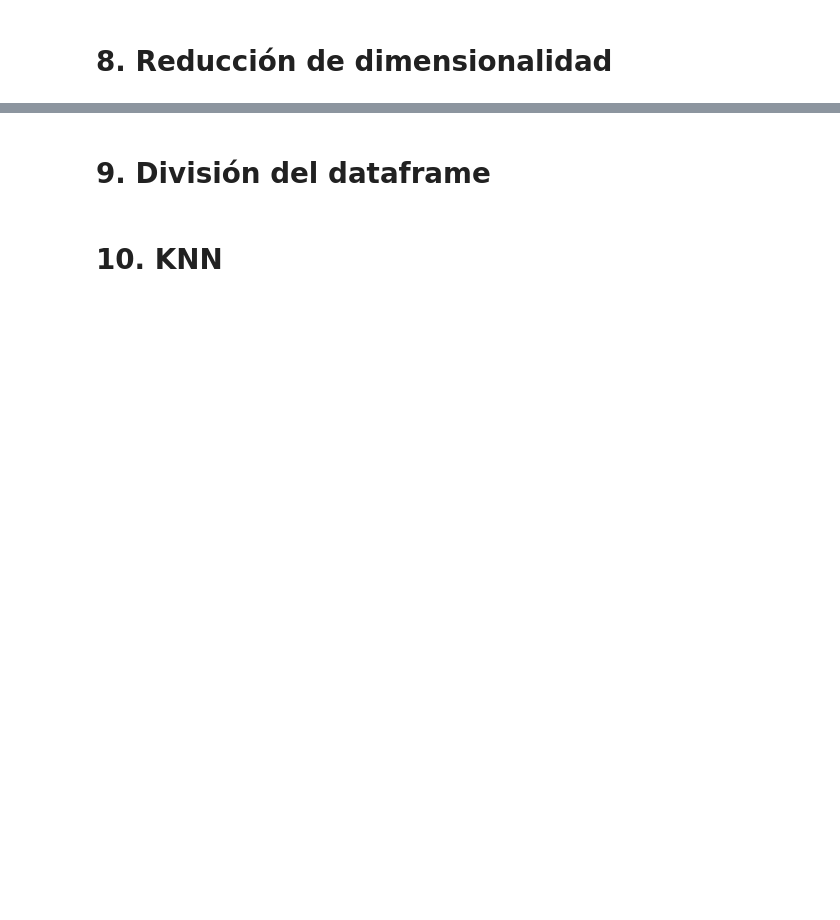
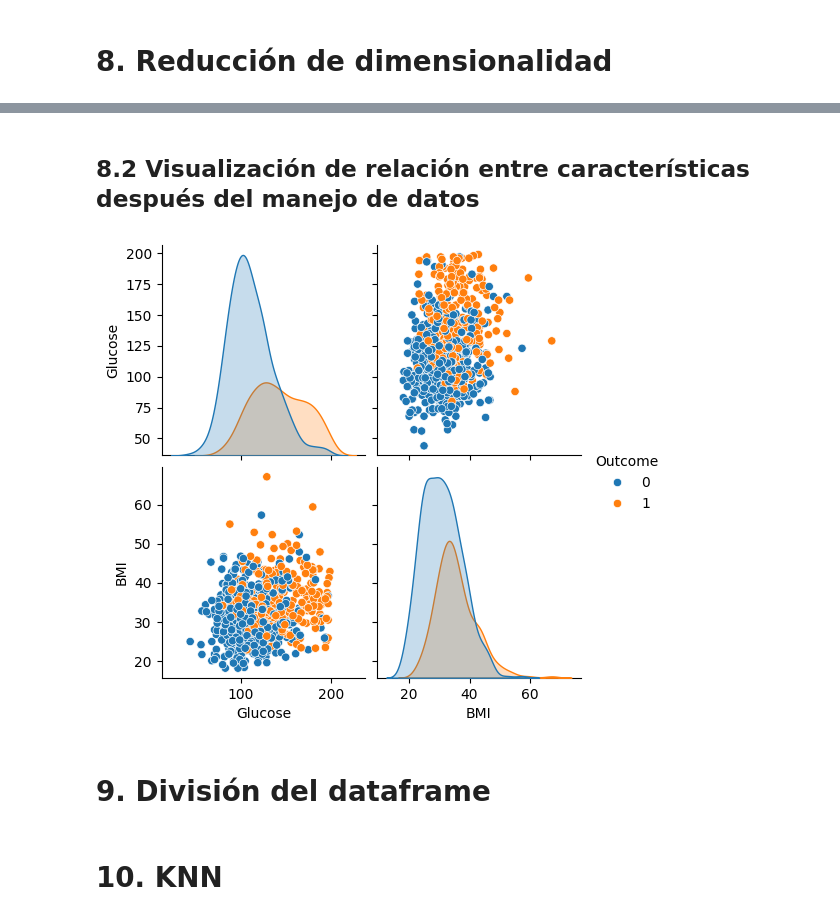
Before and after one commit to MajinLoop/IC6200_AI_P1, a Jupyter notebook: src/diabetes.ipynb, the cells around one changed output, grey strips where cells are left out. Drawn from its saved outputs; the diff is of its cells as text; code cells hidden in the pictures; blank space fills up the shorter version.

```diff
--- a/src/diabetes.ipynb
+++ b/src/diabetes.ipynb
@@ -332,3 +335,34 @@ cdfd.reduce_dimesionality(columns_to_keep)
+# %%
+# Replace 0 values with NaN in specific columns
+columns_with_zero_values = ['Glucose', 'BMI']
+cdfd.df[columns_with_zero_values] = cdfd.df[columns_with_zero_values].replace(0, pd.NA)
+
+# Calculate the mean of columns for cases with Outcome = 1 (diabetes)
+mean_diabetes = cdfd.df[cdfd.df['Outcome'] == 1].mean()
+
+# Calculate the mean of columns for cases with Outcome = 0 (no diabetes)
+mean_no_diabetes = cdfd.df[cdfd.df['Outcome'] == 0].mean()
+
+# Impute missing values with conditional mean based on Outcome
+for column in columns_with_zero_values:
+    # Impute the mean of diabetes cases for missing values
+    cdfd.df.loc[(cdfd.df[column].isnull()) & (cdfd.df['Outcome'] == 1), column] = mean_diabetes[column]
+    # Impute the mean of non-diabetes cases for missing values
+    cdfd.df.loc[(cdfd.df[column].isnull()) & (cdfd.df['Outcome'] == 0), column] = mean_no_diabetes[column]
+
+# Convert all values to numeric
+cdfd.df['Glucose'] = pd.to_numeric(cdfd.df['Glucose'], errors='coerce')
+#cdfd.df['BloodPressure'] = pd.to_numeric(cdfd.df['BloodPressure'], errors='coerce')
+#cdfd.df['SkinThickness'] = pd.to_numeric(cdfd.df['SkinThickness'], errors='coerce')
+#cdfd.df['Insulin'] = pd.to_numeric(cdfd.df['Insulin'], errors='coerce')
+cdfd.df['BMI'] = pd.to_numeric(cdfd.df['BMI'], errors='coerce')
+# %% [markdown]
+## 8.2 Visualización de relación entre características después del manejo de datos
+# %%
+sns.pairplot(cdfd.df, hue='Outcome')
+plt.show()
+# %% [output]
+[figure, added]
 # %% [markdown]
 # 9. División del dataframe
 # %%
```
Also changed, not shown: parts of 13 cells of this notebook.
